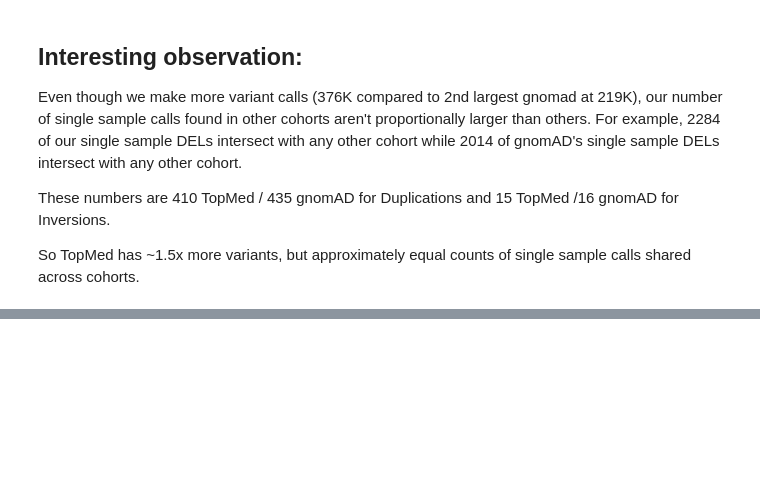
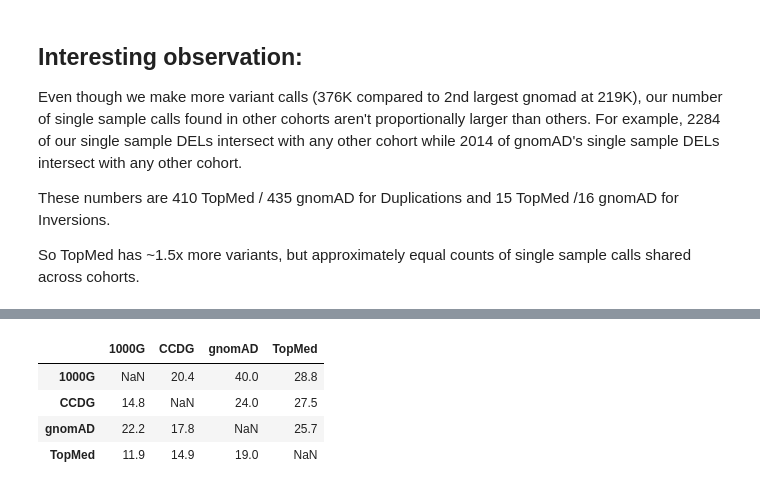
Before and after one commit to BCM-HGSC/TopMedSVQC, a Jupyter notebook: notebooks/KnownAnnoSVAFotate.ipynb, the cells around one changed output, grey strips where cells are left out. Saved outputs shown, nothing was run; the diff lists cells and outputs as text; code cells hidden in the pictures; blank space fills up the shorter version.

```diff
--- a/notebooks/KnownAnnoSVAFotate.ipynb
+++ b/notebooks/KnownAnnoSVAFotate.ipynb
@@ -203,0 +263,9 @@ So TopMed has ~1.5x more variants, but approximately equal counts of single samp
+# %%
+# What percent of ROW cohorts' non-singletons intersect with a COL call (of same type and 80% reciprocal overlap).
+(ns_matrix *  100).round(1)
+# %% [output]
+|  | 1000G | CCDG | gnomAD | TopMed |
+| 1000G | NaN | 20.4 | 40.0 | 28.8 |
+| CCDG | 14.8 | NaN | 24.0 | 27.5 |
+| gnomAD | 22.2 | 17.8 | NaN | 25.7 |
+| TopMed | 11.9 | 14.9 | 19.0 | NaN |
```
Also changed, not shown: parts of 8 cells of this notebook, 1 other file.
